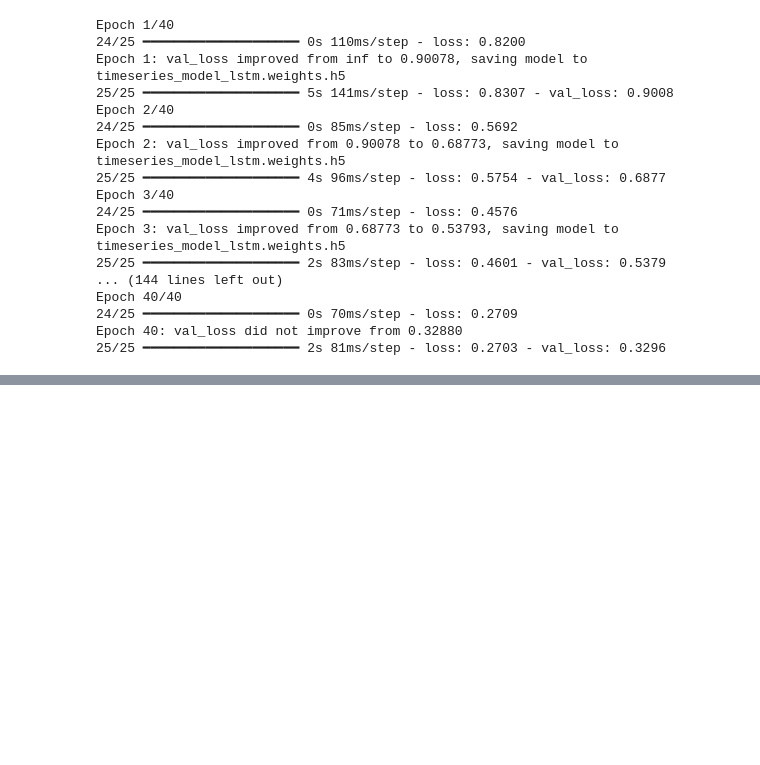
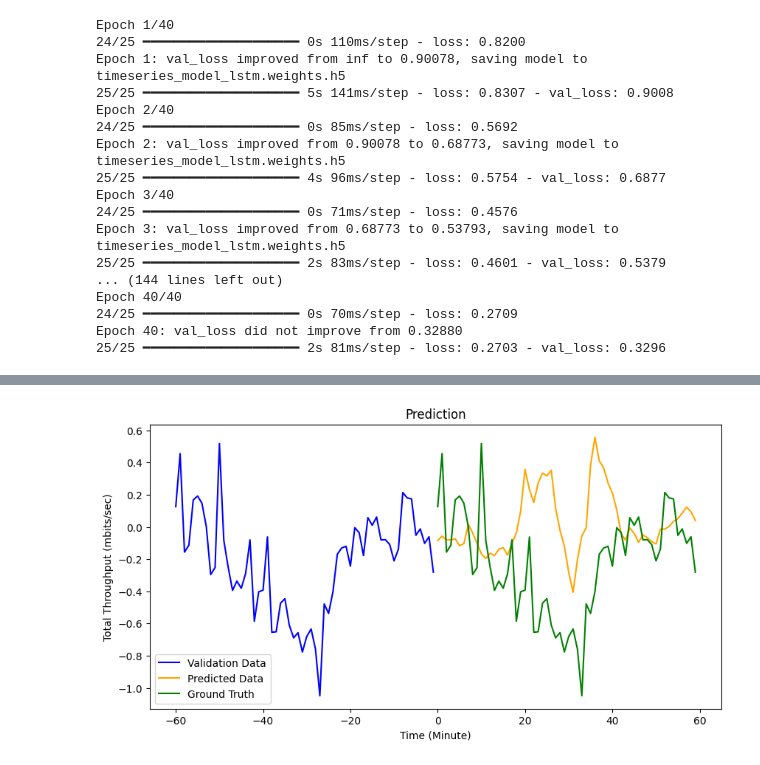
Before and after one commit to ClivePatrick/cos40007-group-project, a Jupyter notebook: timeseries_prediction_v2.ipynb, the cells around one changed output, grey strips where cells are left out. Cells and saved outputs as stored; diff of their text form; code cells hidden in the pictures; blank space fills up the shorter version.

```diff
--- a/timeseries_prediction_v2.ipynb
+++ b/timeseries_prediction_v2.ipynb
@@ -327,0 +345,33 @@ Epoch 40: val_loss did not improve from 0.32880
+# %%
+predictions = []
+ground_truth = []
+
+for batch in validation_dataset.skip(4).take(1):
+    inputs, targets = batch
+    preds = model.predict(inputs)
+    predictions.extend(preds.flatten())
+    ground_truth.extend(targets.numpy().flatten())
+
+predictions = np.array(predictions)
+ground_truth = np.array(ground_truth)
+
+data_duration = 60
+prediction_duration = 60
+
+validation_data = ground_truth[-data_duration:]
+prediction = predictions[:prediction_duration]
+ground_truth = ground_truth[-data_duration:][:prediction_duration]
+
+plt.figure(figsize=(10, 5))
+
+plt.plot(range(-data_duration, 0), validation_data, color='blue', label="Validation Data")
+plt.plot(range(0, prediction_duration), prediction, color='orange', label="Predicted Data")
+plt.plot(range(0, prediction_duration), ground_truth, color='green', label="Ground Truth")
+
+plt.title('Prediction')
+plt.xlabel('Time (Minute)')
+plt.ylabel('Total Throughput (mbits/sec)')
+plt.legend()
+
+plt.show()
+# %% [output]
@@ -327,0 +379 @@ Epoch 40: val_loss did not improve from 0.32880
+[figure, added]
```
Also changed, not shown: parts of 2 cells of this notebook.
